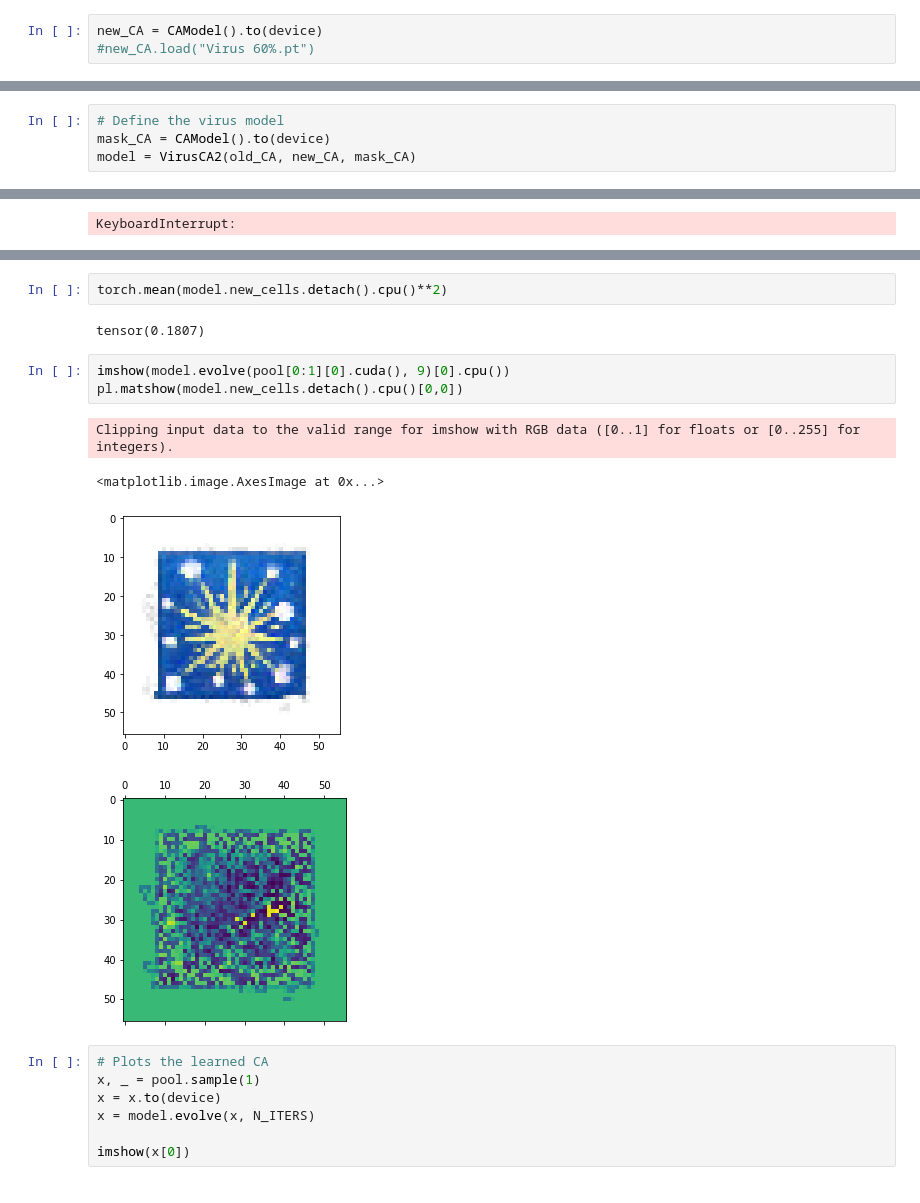
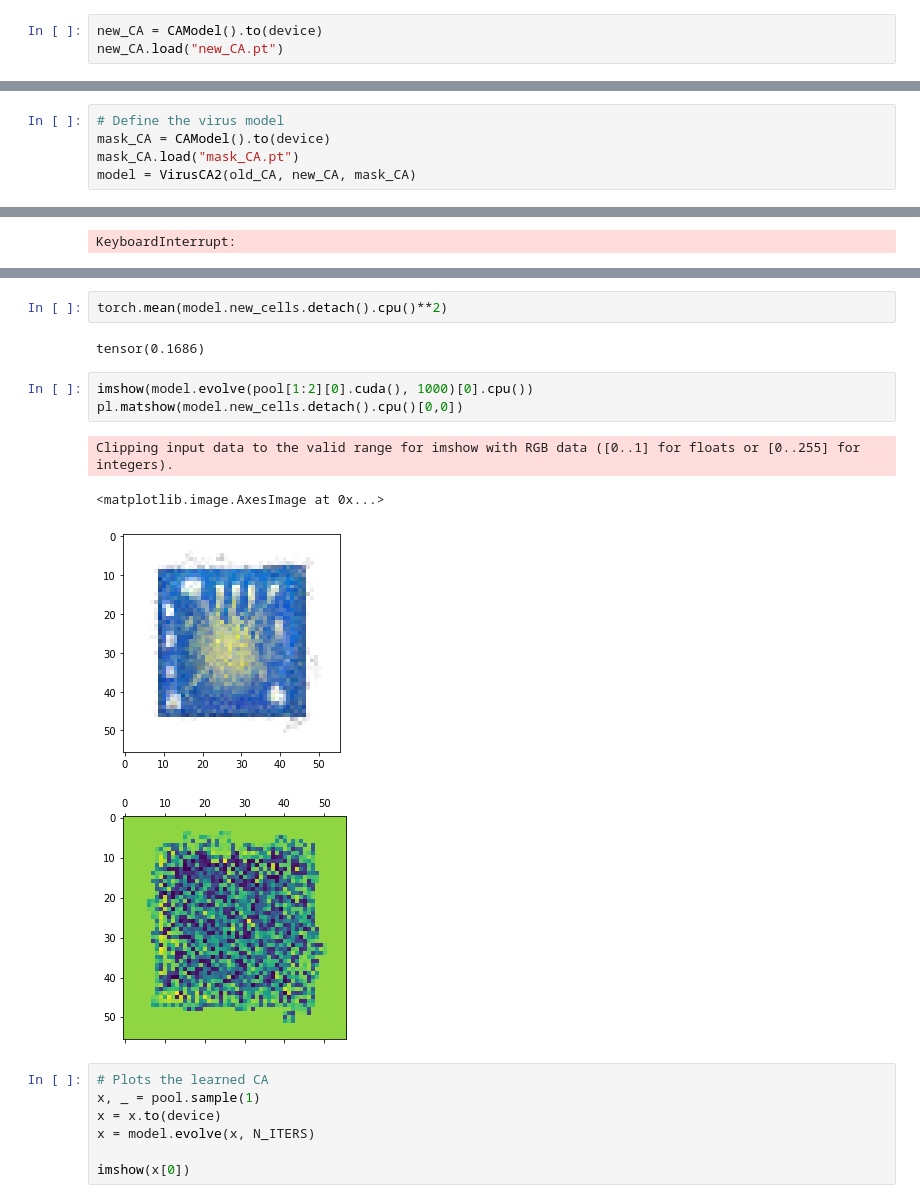
Before and after one commit to LetteraUnica/neural_cellular_automata, a Jupyter notebook: pytorch_ca/virus_CA.ipynb, the cells around one changed output, grey strips where cells are left out. Saved outputs shown, nothing was run; the diff lists cells and outputs as text.

```diff
--- a/pytorch_ca/virus_CA.ipynb
+++ b/pytorch_ca/virus_CA.ipynb
@@ -60,3 +58,3 @@ Successfully loaded model!
 # %%
 new_CA = CAModel().to(device)
-#new_CA.load("Virus 60%.pt")
+new_CA.load("new_CA.pt")
@@ -63,4 +63,5 @@ new_CA = CAModel().to(device)
 # %%
 # Define the virus model
 mask_CA = CAModel().to(device)
+mask_CA.load("mask_CA.pt")
 model = VirusCA2(old_CA, new_CA, mask_CA)
@@ -97,15 +122,15 @@ pl.plot(model.losses[10:])
 # %%
 torch.mean(model.new_cells.detach().cpu()**2)
 # %% [output]
-tensor(0.1807)
+tensor(0.1686)
 # %%
-imshow(model.evolve(pool[0:1][0].cuda(), 9)[0].cpu())
+imshow(model.evolve(pool[1:2][0].cuda(), 1000)[0].cpu())
 pl.matshow(model.new_cells.detach().cpu()[0,0])
 # %% [output]
 Clipping input data to the valid range for imshow with RGB data ([0..1] for floats or [0..255] for integers).
 <matplotlib.image.AxesImage at 0x...>
-[figure, old version]
+[figure, new version]
-[figure, old version]
+[figure, new version]
 # %%
 # Plots the learned CA
 x, _ = pool.sample(1)
```
Also changed, not shown: parts of 7 cells of this notebook, 8 other files.
